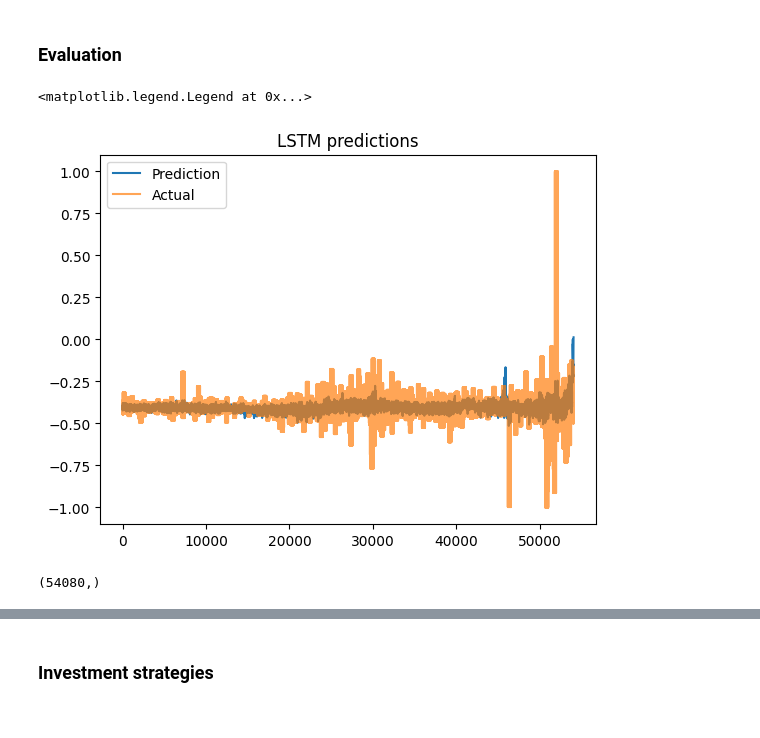
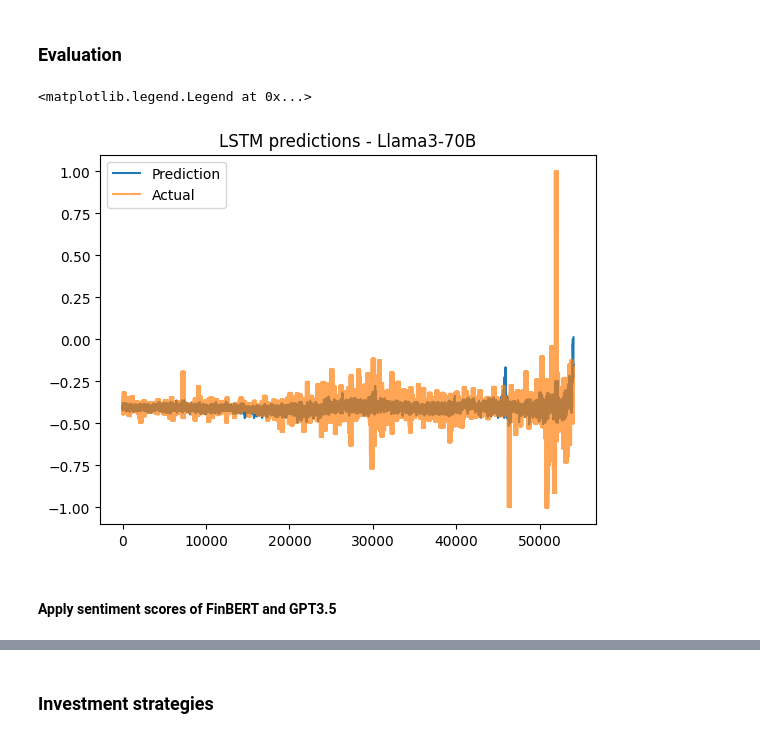
Before and after one commit to gregiberri/llm_financial_sentiment_analysis, a Jupyter notebook: notebooks/7_stock_prediction.ipynb, the cells around one changed output, grey strips where cells are left out. Drawn from its saved outputs; the diff is of its cells as text; code cells hidden in the pictures.

```diff
--- a/notebooks/7_stock_prediction.ipynb
+++ b/notebooks/7_stock_prediction.ipynb
@@ -457,9 +458,5 @@ df_full.head()
 | 2012-04-30 | 3.000000 | 3.000000 | 3.000000 | 3.000000 | ... |
 # %% [markdown]
 Practice with Llama-3-70B-GPTQ-fullarticles first since this seems to be the prediction with highest quality.
-# %%
-df_full = df_full.iloc[1:]
-df_x = df_full[['Llama-3-70B-GPTQ-fullarticles', 'Mkt-RF', 'SMB', 'HML', 'RF', 'Per_ret']].values ## Including outcome in df_x
-df_y = df_full.iloc[:, -1].values
 # %% [markdown]
 Scale input
@@ -468,13 +463,24 @@ from sklearn.preprocessing import MinMaxScaler
 # %%
-# scale the features
-X_scaler = MinMaxScaler(feature_range=(-1, 1))
-X_scaler.fit(df_x)
-X_scaled = X_scaler.transform(df_x)
+df_full = df_full.iloc[1:]
 
-# scale the output
-y_scaler = MinMaxScaler(feature_range=(-1, 1))
-y_scaler.fit(df_y.reshape(len(df_y), 1))
-y_scaled = y_scaler.transform(df_y.reshape(len(df_y), 1))
+def input_processing(data_name):
+
+    df_x = df_full[[data_name, 'Mkt-RF', 'SMB', 'HML', 'RF', 'Per_ret']].values ## Including outcome in df_x
+    df_y = df_full.iloc[:, -1].values
+
+    # scale the features
+    X_scaler = MinMaxScaler(feature_range=(-1, 1))
+    X_scaler.fit(df_x)
+    X_scaled = X_scaler.transform(df_x)
+
+    # scale the output
+    y_scaler = MinMaxScaler(feature_range=(-1, 1))
+    y_scaler.fit(df_y.reshape(len(df_y), 1))
+    y_scaled = y_scaler.transform(df_y.reshape(len(df_y), 1))
+
+    return X_scaled, y_scaled
+# %%
+X_scaled, y_scaled = input_processing('Llama-3-70B-GPTQ-fullarticles')
 # %% [markdown]
 #### Model and Dataset class
 # %%
@@ -608,17 +614,13 @@ MSE: 0.006578528322279453
 # %%
 # fig, axs = plt.subplots(2, 1, figsize=(15, 10))
 
-plt.title("LSTM predictions")
+plt.title(f"LSTM predictions - Llama3-70B")
 plt.plot(pred_test) #[PREDICT:]
 plt.plot(actual,alpha=0.7)
 plt.legend(["Prediction", "Actual"])
 # %% [output]
 <matplotlib.legend.Legend at 0x...>
-[figure, old version]
+[figure, new version]
-# %%
-actual.shape
-# %% [output]
-(54080,)
 # %%
 # print(len(pred_test), len(actual))
 data = [actual, pred_test]
@@ -627,0 +630,2 @@ pred_llama3_70b.to_csv('../generated/pred_llama3_70b')
+# %% [markdown]
+#### Apply sentiment scores of FinBERT and GPT3.5
```
Also changed, not shown: parts of 5 cells of this notebook, 3 other files.
